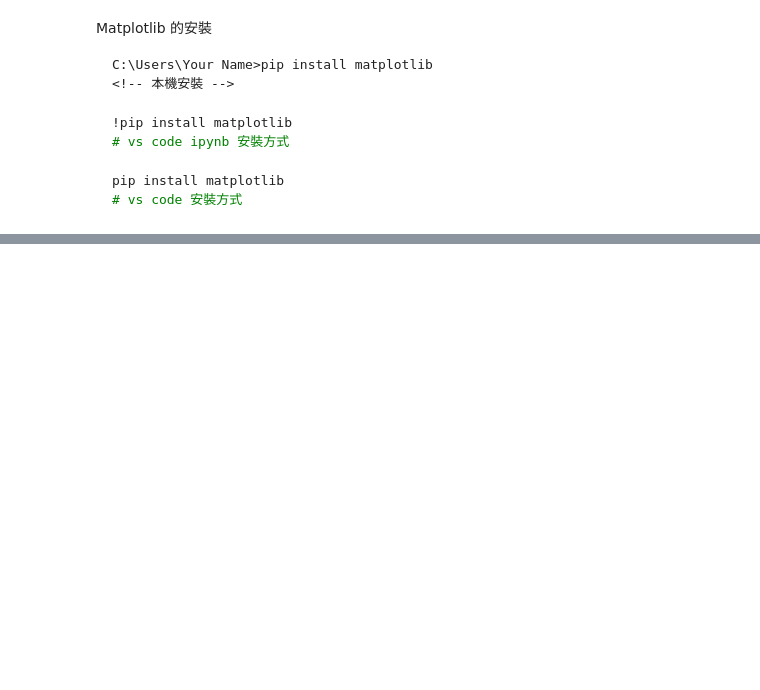
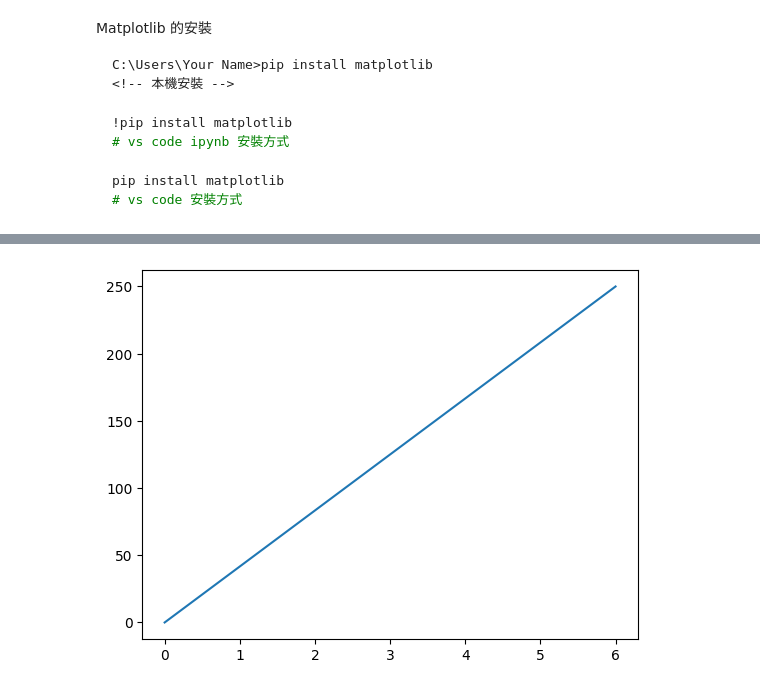
Before and after one commit to xiang0105/Python, a Jupyter notebook: Python_Practise/Matplotlib/Matplotlib.ipynb, the cells around one changed output, grey strips where cells are left out. Cells and saved outputs as stored; diff of their text form; code cells hidden in the pictures; blank space fills up the shorter version.

```diff
--- a/Python_Practise/Matplotlib/Matplotlib.ipynb
+++ b/Python_Practise/Matplotlib/Matplotlib.ipynb
@@ -44,0 +54,8 @@ import
+# %%
+x = np.array([0, 6])
+y = np.array([0, 250])
+
+plt.plot(x, y)
+plt.show()
+# %% [output]
+[figure, added]
```
Also changed, not shown: parts of 74 cells of this notebook.
